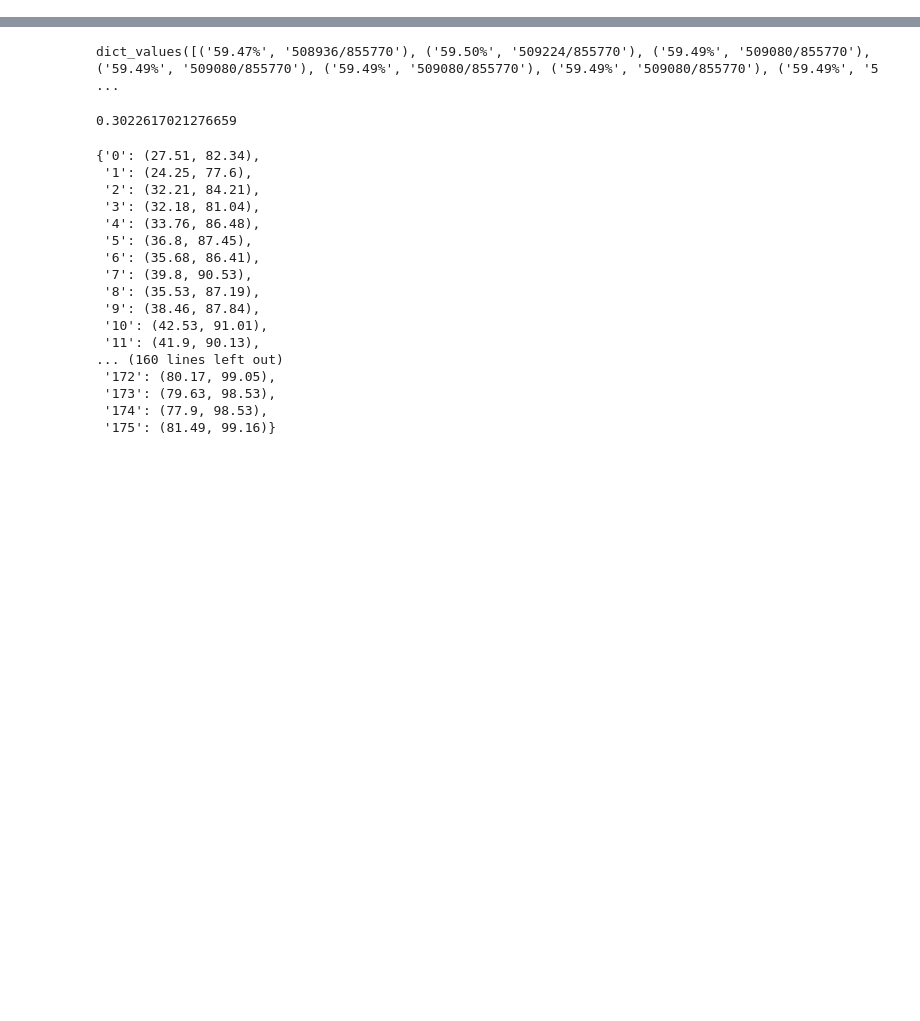
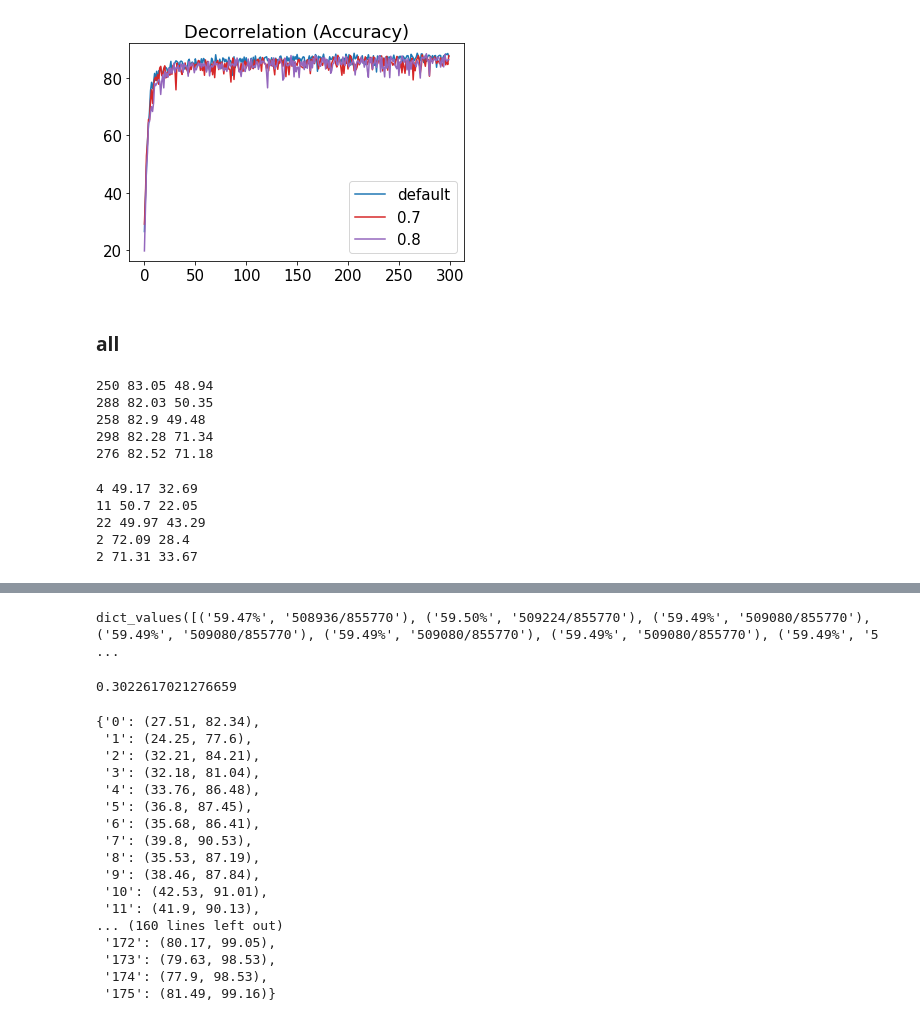
Before and after one commit to heehehe/pruning-decorrelation, a Jupyter notebook: Visualization.ipynb, the cells around one changed output, grey strips where cells are left out. Saved outputs shown, nothing was run; the diff lists cells and outputs as text; code cells hidden in the pictures; blank space fills up the shorter version.

```diff
--- a/Visualization.ipynb
+++ b/Visualization.ipynb
@@ -4,0 +92,14 @@ from matplotlib import pyplot as plt
+# %%
+train_decor_05_acc1, train_decor_05_acc5 = acc1_acc5(train_decor_05)
+train_decor_06_acc1, train_decor_06_acc5 = acc1_acc5(train_decor_06)
+train_decor_07_acc1, train_decor_07_acc5 = acc1_acc5(train_decor_07)
+train_decor_08_acc1, train_decor_08_acc5 = acc1_acc5(train_decor_08)
+train_decor_09_acc1, train_decor_09_acc5 = acc1_acc5(train_decor_09)
+train_decor_1_acc1,  train_decor_1_acc5  = acc1_acc5(train_decor_1)
+
+valid_decor_05_acc1, valid_decor_05_acc5 = acc1_acc5(valid_decor_05)
+valid_decor_06_acc1, valid_decor_06_acc5 = acc1_acc5(valid_decor_06)
+valid_decor_07_acc1, valid_decor_07_acc5 = acc1_acc5(valid_decor_07)
+valid_decor_08_acc1, valid_decor_08_acc5 = acc1_acc5(valid_decor_08)
+valid_decor_09_acc1, valid_decor_09_acc5 = acc1_acc5(valid_decor_09)
+valid_decor_1_acc1,  valid_decor_1_acc5  = acc1_acc5(valid_decor_1)
@@ -4,0 +166,13 @@ from matplotlib import pyplot as plt
+# %%
+## decor 결과 비교 (Acc)
+plt.plot(valid_none_acc1, 'C0')
+plt.plot(valid_decor_07_acc1, 'C3')
+plt.plot(valid_decor_08_acc1, 'C4')
+# plt.plot(valid_decor_09_acc1, 'C5')
+plt.legend(['default','0.7','0.8'])#, '0.9'])
+plt.title('Decorrelation (Accuracy)')
+plt.show()
+# %% [output]
+[figure, added]
+# %% [markdown]
+### all
@@ -4,0 +187,24 @@ from matplotlib import pyplot as plt
+# %%
+chk_max(valid_all_05_07_acc1, sparse_all_05_07_per)
+chk_max(valid_all_05_08_acc1, sparse_all_05_08_per)
+chk_max(valid_all_05_09_acc1, sparse_all_05_09_per)
+chk_max(valid_all_06_07_acc1, sparse_all_06_07_per)
+chk_max(valid_all_06_08_acc1, sparse_all_06_08_per)
+# %% [output]
+250 83.05 48.94
+288 82.03 50.35
+258 82.9 49.48
+298 82.28 71.34
+276 82.52 71.18
+# %%
+chk_max(sparse_all_05_07_per, valid_all_05_07_acc1)
+chk_max(sparse_all_05_08_per, valid_all_05_08_acc1)
+chk_max(sparse_all_05_09_per, valid_all_05_09_acc1)
+chk_max(sparse_all_06_07_per, valid_all_06_07_acc1)
+chk_max(sparse_all_06_08_per, valid_all_06_08_acc1)
+# %% [output]
+4 49.17 32.69
+11 50.7 22.05
+22 49.97 43.29
+2 72.09 28.4
+2 71.31 33.67
```
Also changed, not shown: parts of 30 cells of this notebook.
